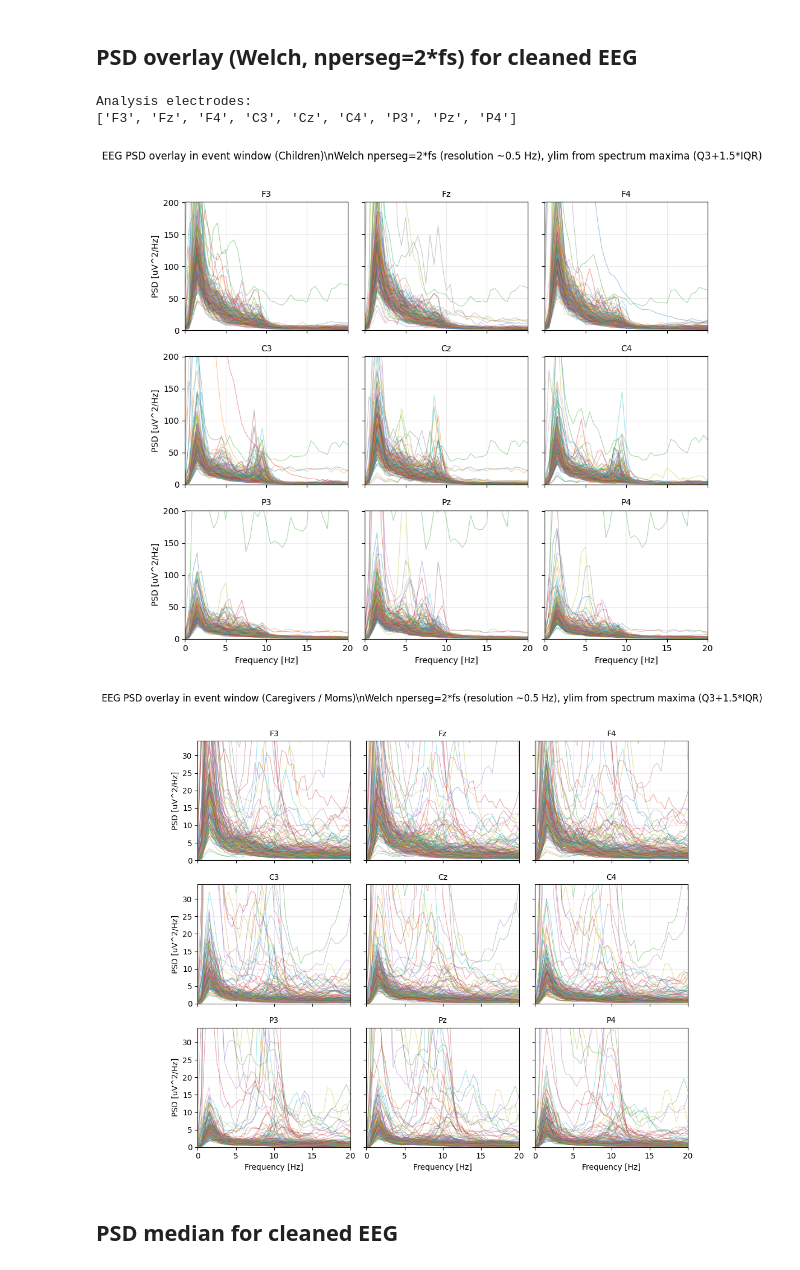
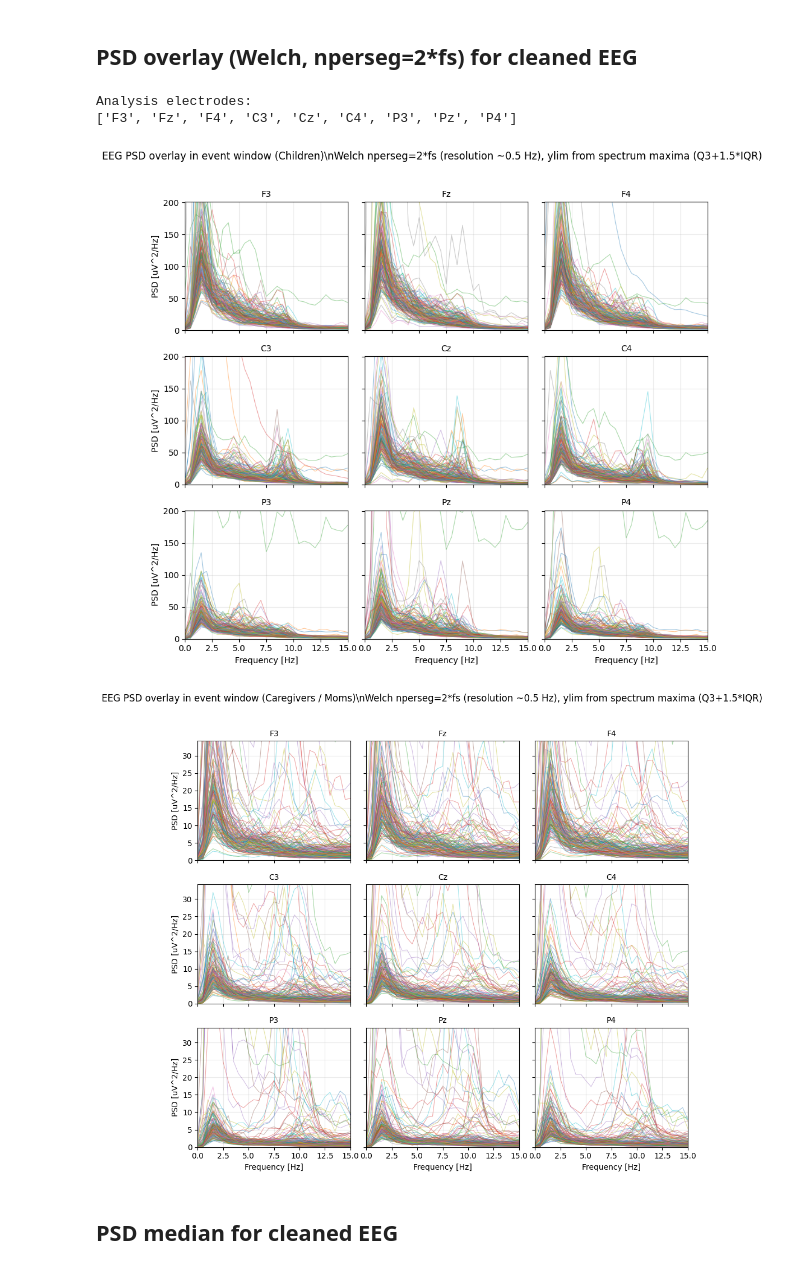
Before and after one commit to SYNCC-IN/hyperscanning-signal-analysis, a Jupyter notebook: scripts/ESCan_ffdtf_envelpes_v2.ipynb, the cells around one changed output. Saved outputs shown, nothing was run; the diff lists cells and outputs as text; code cells hidden in the pictures.

```diff
--- a/scripts/ESCan_ffdtf_envelpes_v2.ipynb
+++ b/scripts/ESCan_ffdtf_envelpes_v2.ipynb
@@ -310,7 +312,9 @@ for row_idx, row_name in enumerate(rows):
     row_channels.append(chs)
     max_cols = max(max_cols, len(chs))
 
-def plot_role_overlay(role_key, role_label, fmax=20.0, alpha=0.4):
+def plot_role_overlay(role_key, role_label, fmax=None, alpha=0.4):
+    if fmax is None:
+        fmax = float(globals().get('PSD_PLOT_FMAX_HZ', 20.0))
     # Robust shared y-limit from per-spectrum maxima: Q3 + 1.5*IQR.
     spectrum_maxima = []
     for ch_name in analysis_channels:
@@ -355,35 +359,35 @@ def plot_role_overlay(role_key, role_label, fmax=20.0, alpha=0.4):
             traces = psd_by_role[role_key].get(ch_name, [])
             if not traces:
                 ax.text(0.5, 0.5, f'{ch_name}\\n(no data)', ha='center', va='center', fontsize=9, transform=ax.transAxes)
                 ax.set_xlim(0, fmax)
                 ax.set_ylim(0, ymax)
                 ax.grid(alpha=0.2)
                 continue
 
             for freqs, pxx, event, dyad_id in traces:
                 keep = freqs <= fmax
                 ax.plot(freqs[keep], pxx[keep], alpha=alpha, lw=0.8)
 
             ax.set_title(ch_name, fontsize=10)
             ax.set_xlim(0, fmax)
             ax.set_ylim(0, ymax)
             ax.grid(alpha=0.25)
 
             if r == 2:
                 ax.set_xlabel('Frequency [Hz]')
             if c == 0:
                 ax.set_ylabel('PSD [uV^2/Hz]')
 
     plt.tight_layout()
     plt.show()
 
 plot_role_overlay('ch', 'Children')
 plot_role_overlay('cg', 'Caregivers / Moms')
 # %% [output]
 Analysis electrodes:
 ['F3', 'Fz', 'F4', 'C3', 'Cz', 'C4', 'P3', 'Pz', 'P4']
-[figure, old version]
+[figure, new version]
-[figure, old version]
+[figure, new version]
 # %% [markdown]
 ## PSD median for cleaned EEG
 # %%
```
Also changed, not shown: parts of 29 cells of this notebook.
